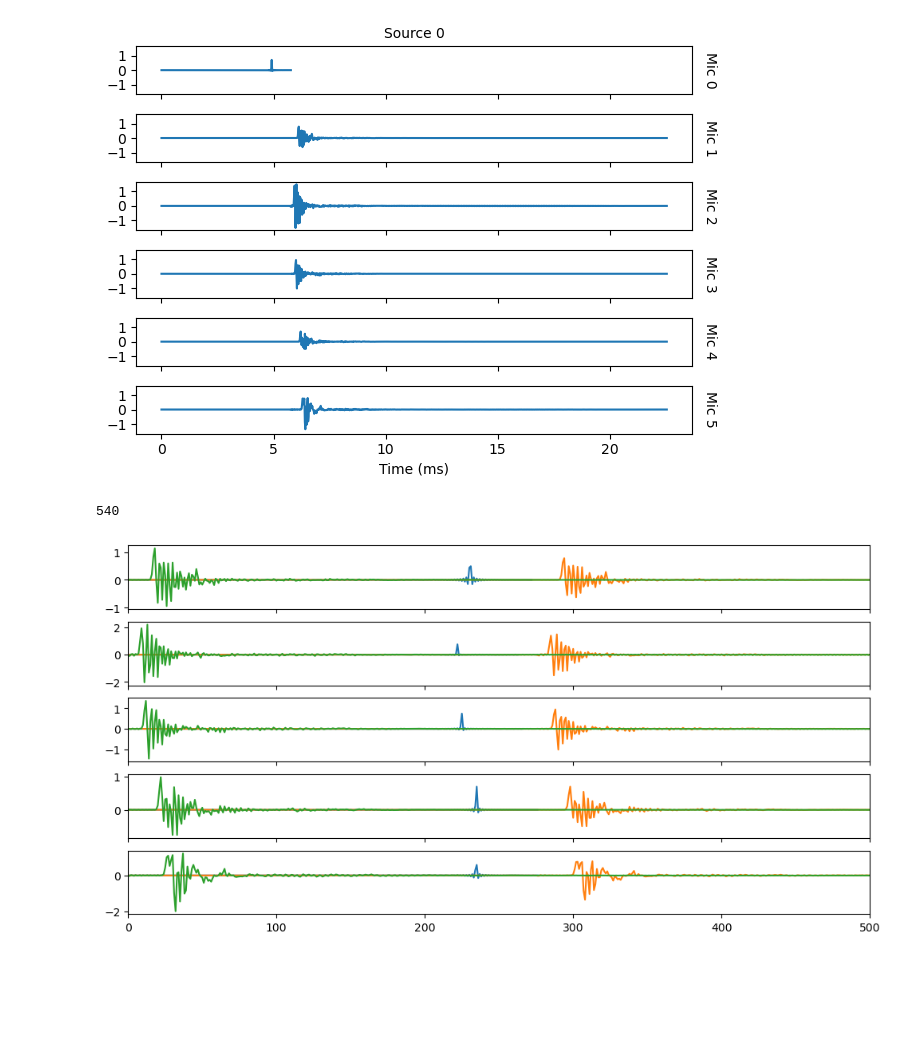
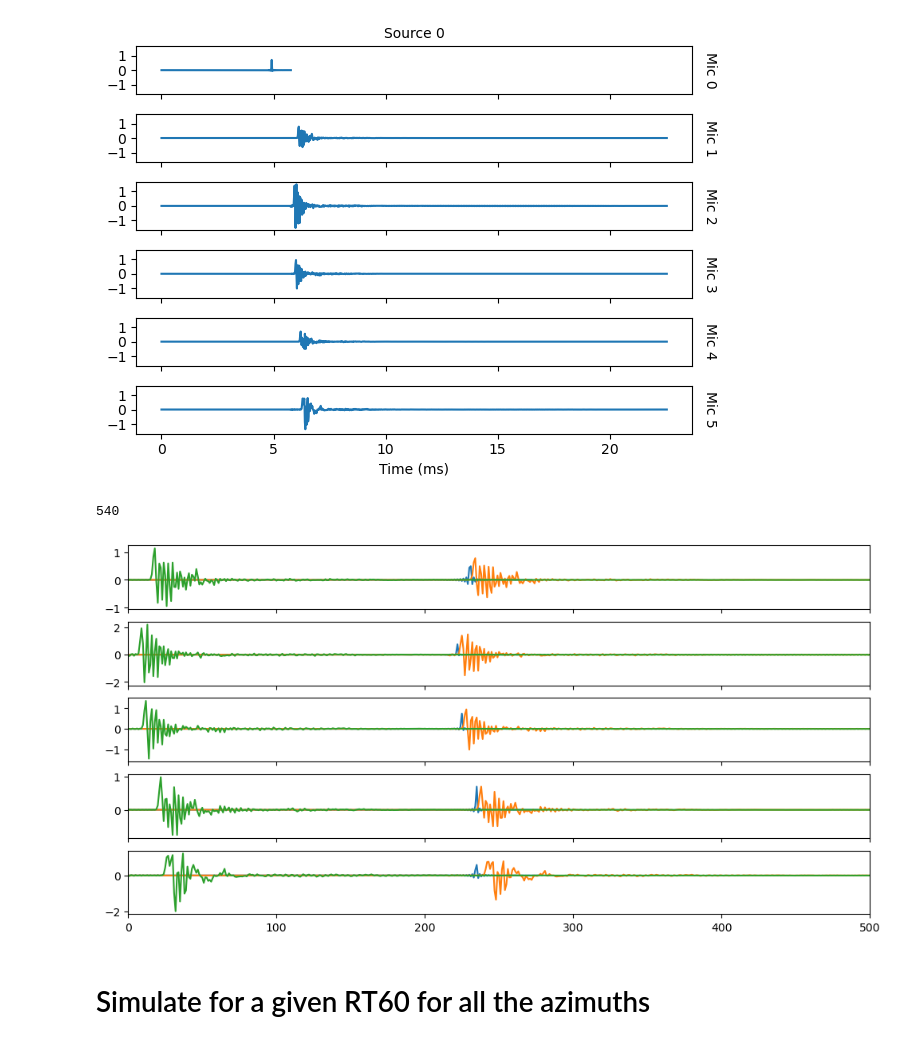
Before and after one commit to Chutlhu/shamans, a Jupyter notebook: shamans/spear_atf_to_pra_dir.ipynb, the cells around one changed output. Drawn from its saved outputs; the diff is of its cells as text; code cells hidden in the pictures; blank space fills up the shorter version.

```diff
--- a/shamans/spear_atf_to_pra_dir.ipynb
+++ b/shamans/spear_atf_to_pra_dir.ipynb
@@ -169,7 +172,7 @@ print(atfs_mRn.shape)
 sofa = sfr.Sofa('SimpleFreeFieldHRIR')
 
 # get rirs
-sofa.GLOBAL_Title = f'SPEAR_Kemar'
+sofa.GLOBAL_Title = f'SPEAR_Kemar_hrirs'
 
 sofa.GLOBAL_DateCreated = '2025-03-08'
 
@@ -210,13 +213,13 @@ print(sofa.SourcePosition.max(0))
 sofa.Data_Delay = np.ones((1, nChans)) * 1.4 / phy['c']
 
 filename = sofa.GLOBAL_Title
-path_to_out = Path(f'../data/{filename}_rir2.sofa')
+path_to_out_sofa = Path(f'../data/{filename}.sofa')
 
 sofa.verify()
 sofa.list_dimensions
 
-print(path_to_out)
-sfr.write_sofa(path_to_out, sofa)
+print(path_to_out_sofa)
+sfr.write_sofa(path_to_out_sofa, sofa)
 # %% [output]
 (1020, 3)
 [354.   84.    1.4]
@@ -284,7 +295,7 @@ room = pra.ShoeBox(
 )
 
 spear_array = pra.directivities.MeasuredDirectivityFile(
-    path=path_to_out,  # SOFA file is in the database
+    path=path_to_out_sofa,  # SOFA file is in the database
     fs=room.fs,
     interp_order=None,  # interpolation order
     interp_n_points=1000,  # number of points in the interpolation grid
@@ -320,15 +331,17 @@ plt.show()
 # %%
 idx_az0_el0 = np.where((dirs_atf_ref[:,1] == 0) & (dirs_atf_ref[:,0] == np.pi/2))[0][0]
 print(idx_az0_el0)
 
 
 fig, axarr = plt.subplots(nChan-1, 1, figsize=(12, 6), sharex=True)
 for i in range(nChan-1):
     axarr[i].plot(rirs_free[i+1][0], label='Free')
-    axarr[i].plot(rirs_spear[i+1][0], label='SPEAR')
+    axarr[i].plot(rirs_spear[i+1][0][60:], label='SPEAR')
     axarr[i].plot(airs_mRn[idx_az0_el0,i,:], label='Oracle')
 plt.xlim([0, 500])
 plt.show()
 # %% [output]
 540
-[figure, old version]
+[figure, new version]
+# %% [markdown]
+# Simulate for a given RT60 for all the azimuths
```
Also changed, not shown: parts of 8 cells of this notebook, 4 other files.
